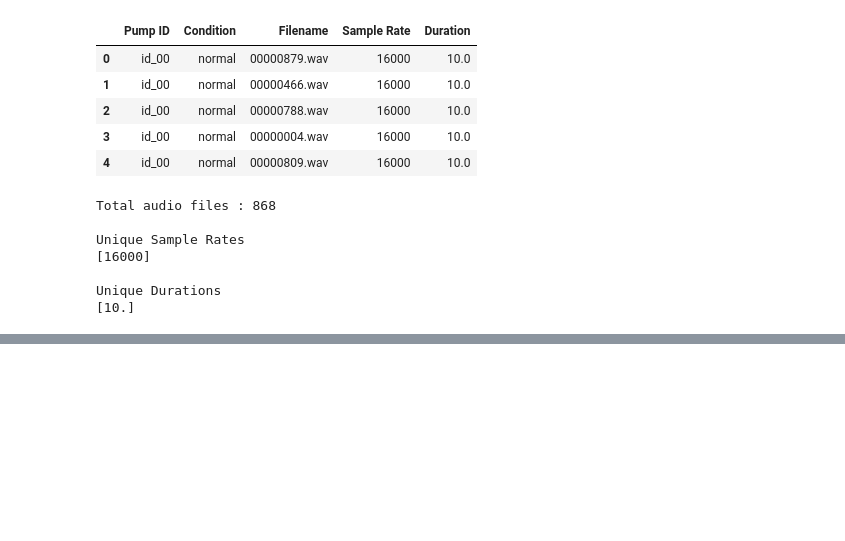
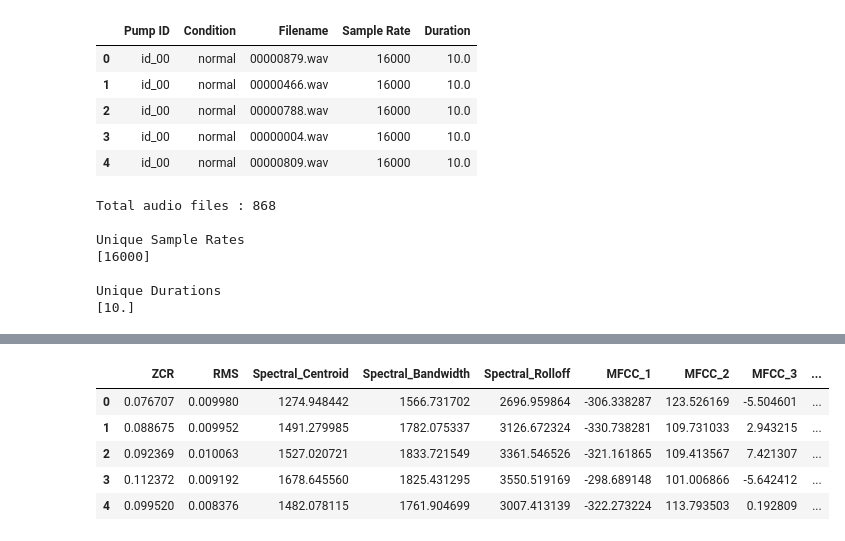
Before and after one commit to abhisarthak/industrial-pump-failure-prediction, a Jupyter notebook: notebooks/01_End_to_End_Pump_Predictive_Maintenance.ipynb, the cells around one changed output, grey strips where cells are left out. Cells and saved outputs as stored; diff of their text form; code cells hidden in the pictures; blank space fills up the shorter version.

Commit message:
Extract acoustic features from pump recordings using Librosa

```diff
--- a/notebooks/01_End_to_End_Pump_Predictive_Maintenance.ipynb
+++ b/notebooks/01_End_to_End_Pump_Predictive_Maintenance.ipynb
@@ -469,0 +571,45 @@ Unique Durations
+# %%
+# ==========================================================
+# Extract Features from Entire Dataset
+# ==========================================================
+
+feature_dataset = []
+
+for pump in pump_ids:
+
+    for condition in ["normal", "abnormal"]:
+
+        folder = pump / condition
+
+        for wav_file in folder.glob("*.wav"):
+
+            try:
+
+                # Load audio
+                audio, sample_rate = librosa.load(wav_file, sr=None)
+
+                # Extract features
+                features = extract_features(audio, sample_rate)
+
+                # Add metadata
+                features["Pump_ID"] = pump.name
+                features["Condition"] = condition
+                features["Filename"] = wav_file.name
+
+                # Append
+                feature_dataset.append(features)
+
+            except Exception as e:
+
+                print(f"Error processing {wav_file.name}: {e}")
+# %%
+features_df = pd.DataFrame(feature_dataset)
+
+features_df.head()
+# %% [output]
+|  | ZCR | RMS | Spectral_Centroid | Spectral_Bandwidth | Spectral_Rolloff | MFCC_1 | MFCC_2 | MFCC_3 | ... |
+| 0 | 0.076707 | 0.009980 | 1274.948442 | 1566.731702 | 2696.959864 | -306.338287 | 123.526169 | -5.504601 | ... |
+| 1 | 0.088675 | 0.009952 | 1491.279985 | 1782.075337 | 3126.672324 | -330.738281 | 109.731033 | 2.943215 | ... |
+| 2 | 0.092369 | 0.010063 | 1527.020721 | 1833.721549 | 3361.546526 | -321.161865 | 109.413567 | 7.421307 | ... |
+| 3 | 0.112372 | 0.009192 | 1678.645560 | 1825.431295 | 3550.519169 | -298.689148 | 101.006866 | -5.642412 | ... |
+| 4 | 0.099520 | 0.008376 | 1482.078115 | 1761.904699 | 3007.413139 | -322.273224 | 113.793503 | 0.192809 | ... |
```
Also changed, not shown: parts of 15 cells of this notebook.
